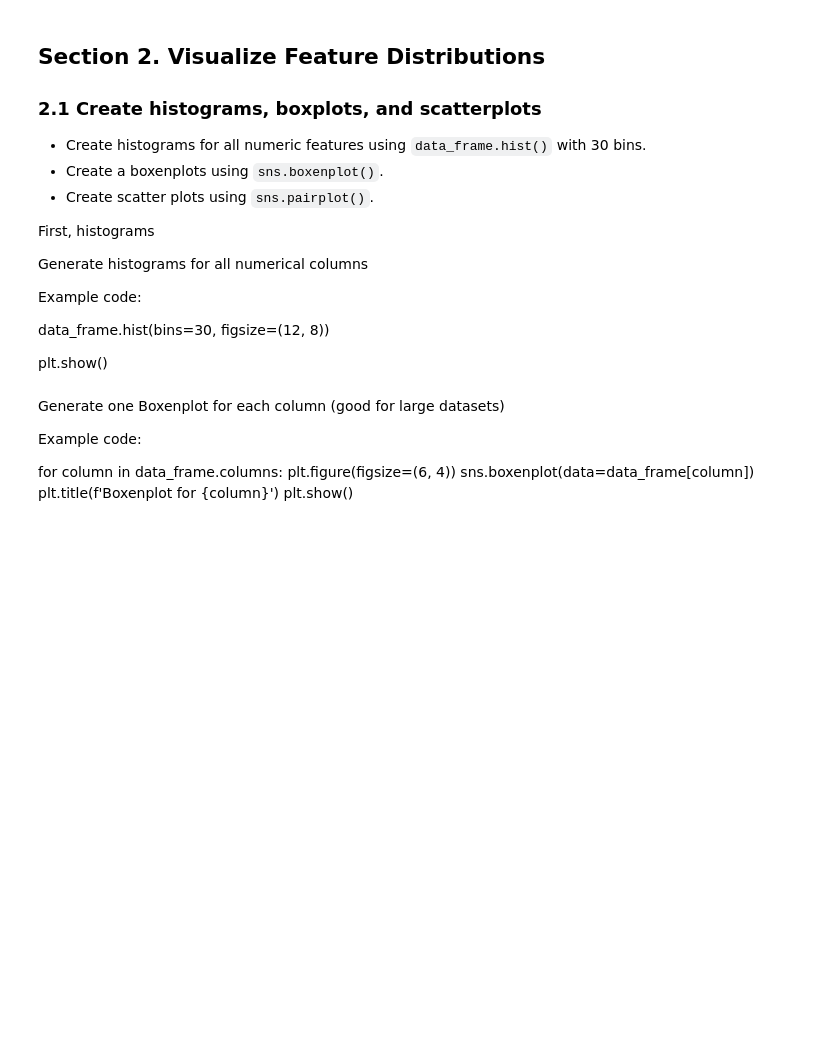
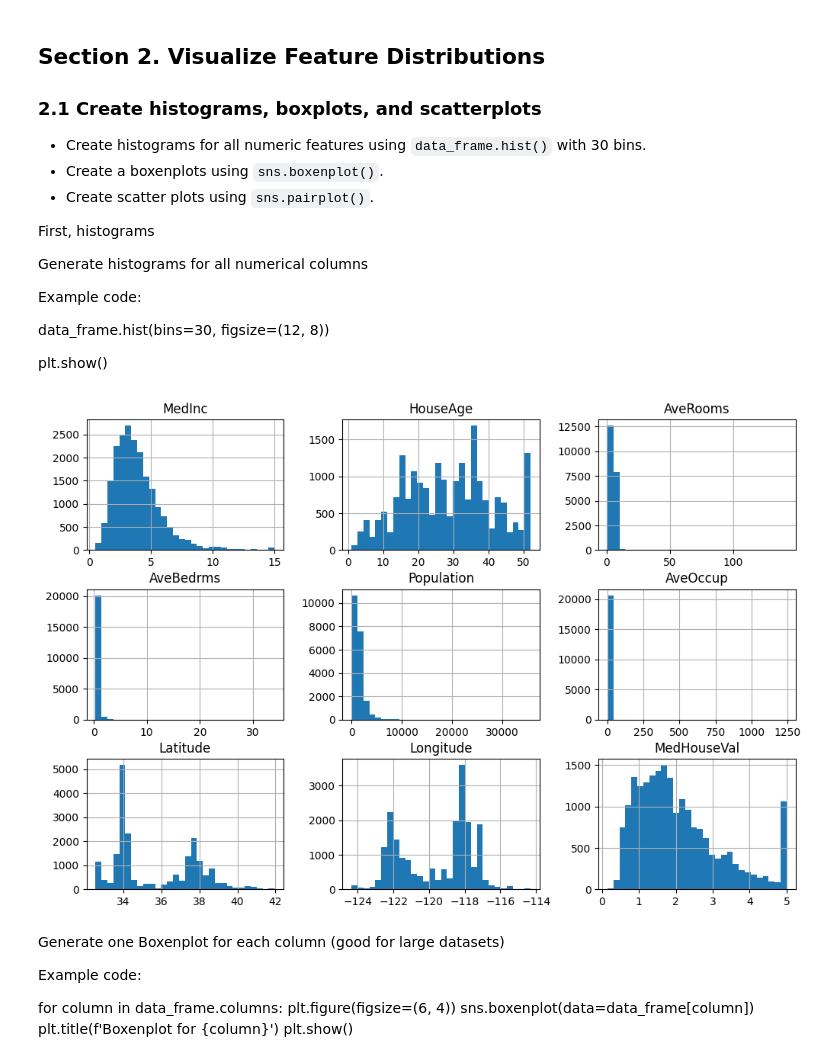
Before and after one commit to bjdawson23/applied-ml-branton, a Jupyter notebook: notebooks/project01/ml01.ipynb, the cells around one changed output. Saved outputs shown, nothing was run; the diff lists cells and outputs as text; code cells hidden in the pictures; blank space fills up the shorter version.

```diff
--- a/notebooks/project01/ml01.ipynb
+++ b/notebooks/project01/ml01.ipynb
@@ -134,8 +146,16 @@ data_frame.hist(bins=30, figsize=(12, 8))
 
 plt.show()
 # %%
-# This is a Python cell.
-# Put your comments and code here.
+# Create histograms for each feature
+
+from matplotlib import pyplot as plt
+from pandas import DataFrame
+
+data_frame.hist(bins=30, figsize=(12, 8))
+
+plt.show()
+# %% [output]
+[figure, added]
 # %% [markdown]
 Generate one Boxenplot for each column (good for large datasets)
 
```
Also changed, not shown: parts of 25 cells of this notebook.
